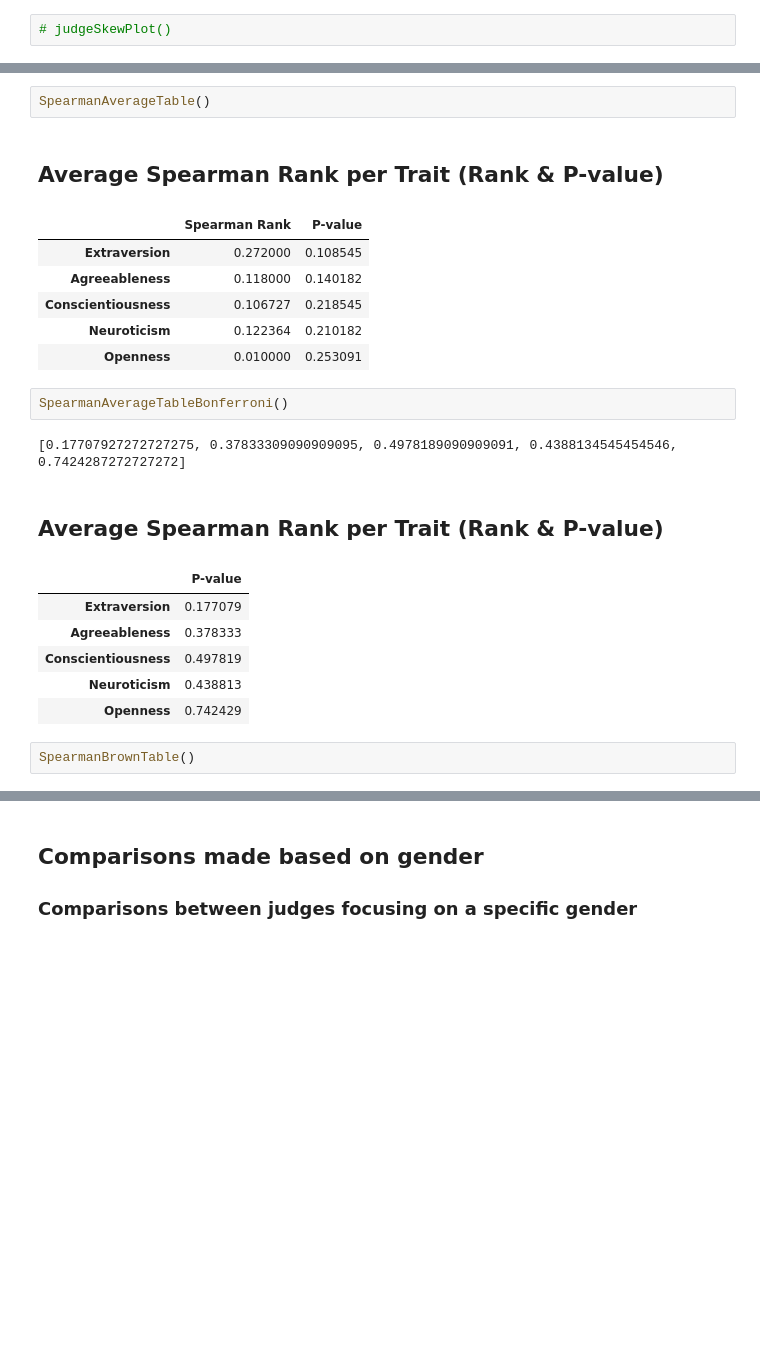
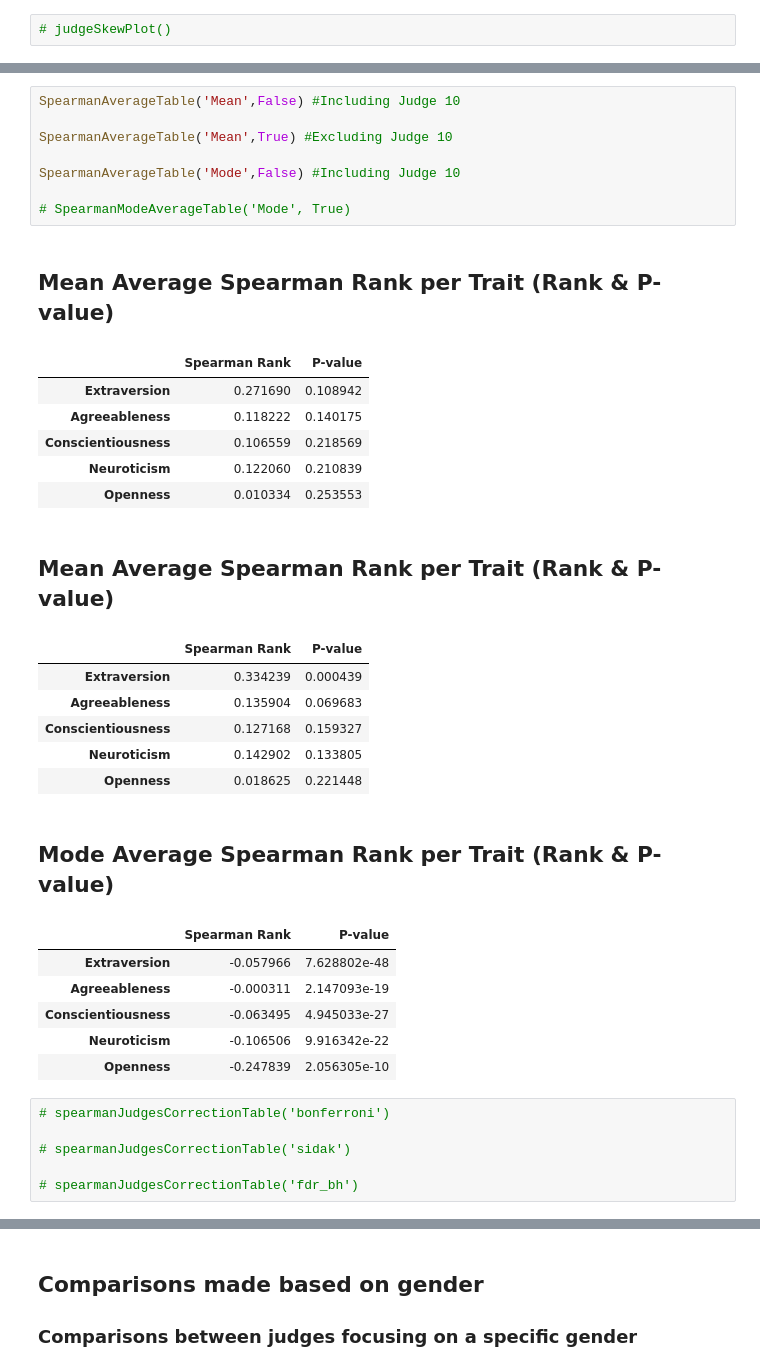
Before and after one commit to sophiak12/Individual_Project, a Jupyter notebook: src/resultsFunctions.ipynb, the cells around one changed output, grey strips where cells are left out. Cells and saved outputs as stored; diff of their text form; blank space fills up the shorter version.

```diff
--- a/src/resultsFunctions.ipynb
+++ b/src/resultsFunctions.ipynb
@@ -18,23 +24,36 @@ tTestPvalues()
-# %%
-SpearmanAverageTable()
-# %% [output]
-## Average Spearman Rank per Trait (Rank & P-value)
-|  | Spearman Rank | P-value |
-| Extraversion | 0.272000 | 0.108545 |
-| Agreeableness | 0.118000 | 0.140182 |
-| Conscientiousness | 0.106727 | 0.218545 |
-| Neuroticism | 0.122364 | 0.210182 |
-| Openness | 0.010000 | 0.253091 |
-# %%
-SpearmanAverageTableBonferroni()
-# %% [output]
-[0.17707927272727275, 0.37833309090909095, 0.4978189090909091, 0.4388134545454546, 0.7424287272727272]
-## Average Spearman Rank per Trait (Rank & P-value)
-|  | P-value |
-| Extraversion | 0.177079 |
-| Agreeableness | 0.378333 |
-| Conscientiousness | 0.497819 |
-| Neuroticism | 0.438813 |
-| Openness | 0.742429 |
-# %%
-SpearmanBrownTable()
+# %%
+SpearmanAverageTable('Mean',False) #Including Judge 10
+
+SpearmanAverageTable('Mean',True) #Excluding Judge 10
+
+SpearmanAverageTable('Mode',False) #Including Judge 10
+
+# SpearmanModeAverageTable('Mode', True)
+# %% [output]
+## Mean Average Spearman Rank per Trait (Rank & P-value)
+|  | Spearman Rank | P-value |
+| Extraversion | 0.271690 | 0.108942 |
+| Agreeableness | 0.118222 | 0.140175 |
+| Conscientiousness | 0.106559 | 0.218569 |
+| Neuroticism | 0.122060 | 0.210839 |
+| Openness | 0.010334 | 0.253553 |
+## Mean Average Spearman Rank per Trait (Rank & P-value)
+|  | Spearman Rank | P-value |
+| Extraversion | 0.334239 | 0.000439 |
+| Agreeableness | 0.135904 | 0.069683 |
+| Conscientiousness | 0.127168 | 0.159327 |
+| Neuroticism | 0.142902 | 0.133805 |
+| Openness | 0.018625 | 0.221448 |
+## Mode Average Spearman Rank per Trait (Rank & P-value)
+|  | Spearman Rank | P-value |
+| Extraversion | -0.057966 | 7.628802e-48 |
+| Agreeableness | -0.000311 | 2.147093e-19 |
+| Conscientiousness | -0.063495 | 4.945033e-27 |
+| Neuroticism | -0.106506 | 9.916342e-22 |
+| Openness | -0.247839 | 2.056305e-10 |
+# %%
+# spearmanJudgesCorrectionTable('bonferroni')
+
+# spearmanJudgesCorrectionTable('sidak')
+
+# spearmanJudgesCorrectionTable('fdr_bh')
```
Also changed, not shown: parts of 23 cells of this notebook, 3 other files.
